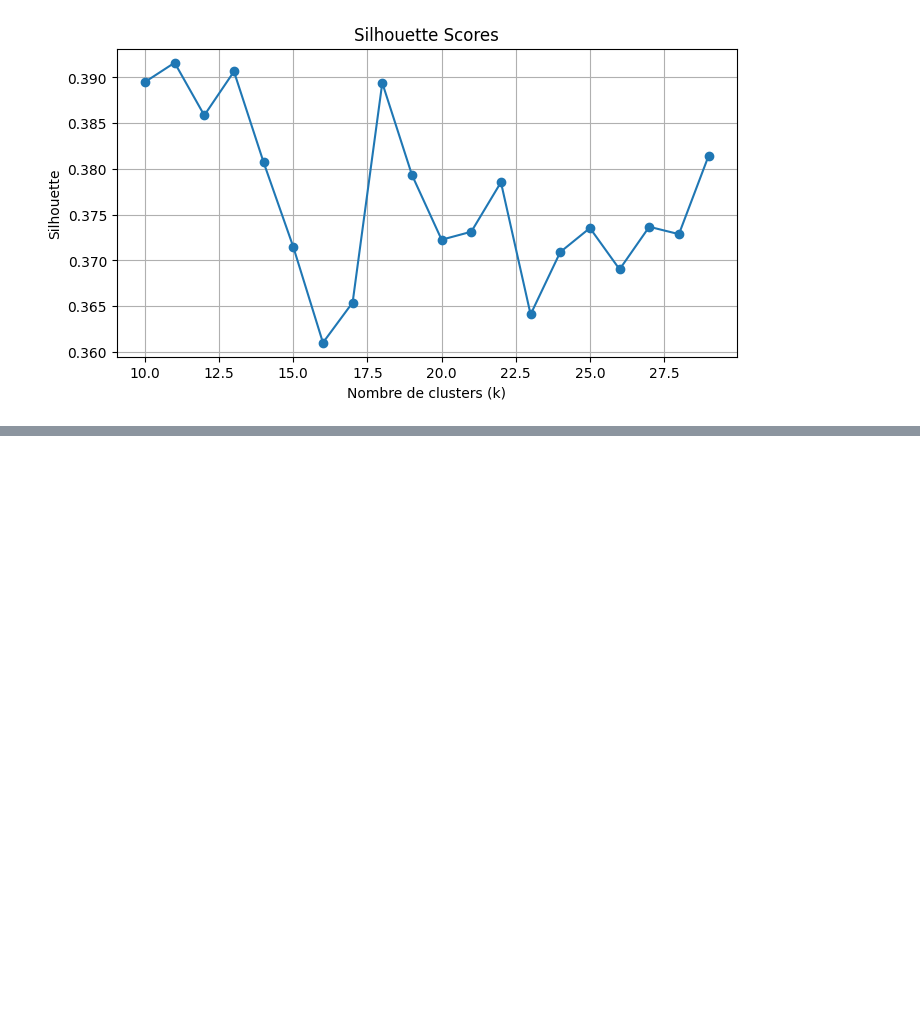
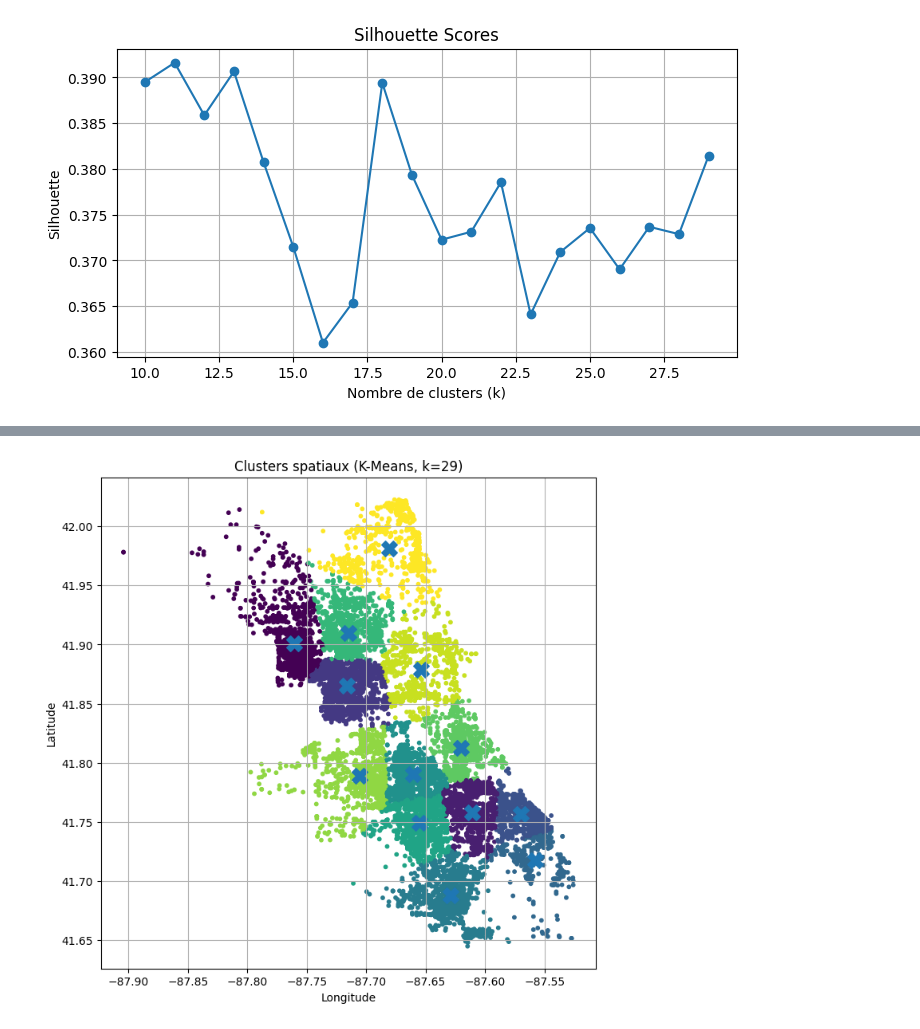
Before and after one commit to cadam57/ECM_DDEFI_2526_Cours1, a Jupyter notebook: Sripts/ML.ipynb, the cells around one changed output, grey strips where cells are left out. Cells and saved outputs as stored; diff of their text form; code cells hidden in the pictures; blank space fills up the shorter version.

```diff
--- a/Sripts/ML.ipynb
+++ b/Sripts/ML.ipynb
@@ -424,3 +424,14 @@ plt.show()
 # %% [output]
 [figure]
 [figure]
+# %%
+k_final = 13   #pcq on a rien trouvé de mieux, cf les plots précédents
+
+kmeans = KMeans(n_clusters=k_final, random_state=42)
+df['cluster'] = kmeans.fit_predict(X)
+
+# Les centres des clusters
+centroids = kmeans.cluster_centers_
+
+print("Centroides lat/lon :")
+print(centroids)
@@ -426,0 +453,26 @@ plt.show()
+# %%
+import matplotlib.pyplot as plt
+
+plt.figure(figsize=(8, 8))
+plt.scatter(
+    df['longitude'],
+    df['latitude'],
+    c=df['cluster'],
+    s=10
+)
+
+# On ajoute les centroïdes
+plt.scatter(
+    centroids[:,1],  # longitude
+    centroids[:,0],  # latitude
+    s=200,
+    marker='X'
+)
+
+plt.title(f"Clusters spatiaux (K-Means, k={k})")
+plt.xlabel("Longitude")
+plt.ylabel("Latitude")
+plt.grid(True)
+plt.show()
+# %% [output]
+[figure, added]
```
Also changed, not shown: parts of 1 cell of this notebook.
